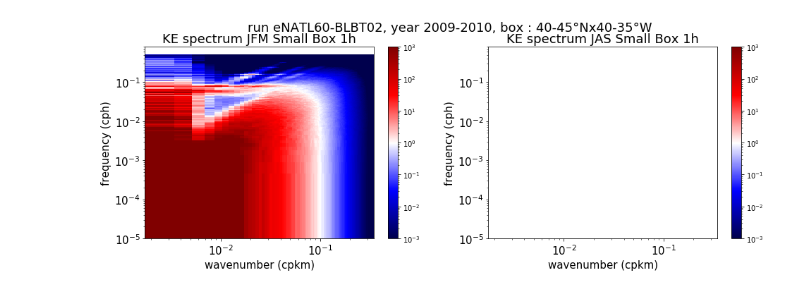
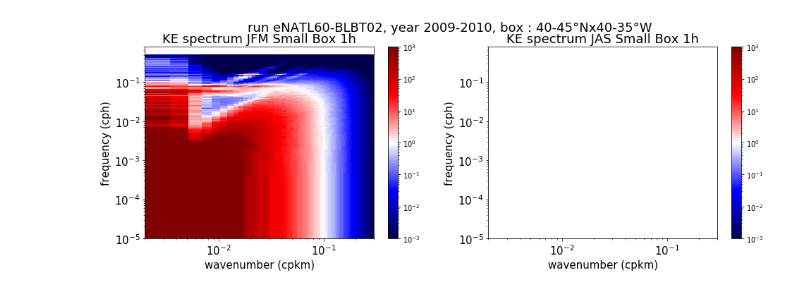
Before and after one commit to auraoupa/diags-freq-wavenumber, a Jupyter notebook: 2019-06-11-AA-KE-spectrum-wavenumber-diag-eNATL60-plot-only.ipynb, the cells around one changed output. Cells and saved outputs as stored; diff of their text form; code cells hidden in the pictures.

Commit message:
fix xlimi on plots

```diff
--- a/2019-06-11-AA-KE-spectrum-wavenumber-diag-eNATL60-plot-only.ipynb
+++ b/2019-06-11-AA-KE-spectrum-wavenumber-diag-eNATL60-plot-only.ipynb
@@ -35,31 +35,33 @@ fig=plt.figure(figsize=(16,5))
 
 ax = plt.subplot(121)
 plt.pcolormesh(wavenumber_JFM,sec_to_hour*frequency_JFM,KE_JFM_wavenum_freq_spectrum,norm=norm,cmap=cmap)
 ax.set_xscale("log")
 ax.set_yscale("log")
 ax.set_xlabel('wavenumber (cpkm)',fontsize=15)
 ax.set_ylabel('frequency (cph)',fontsize=15)
 ax.set_xlim(wavenumber_JFM.min(),wavenumber_JFM.max())
 ax.set_ylim(1E-5,8E-1)
+ax.set_xlim(2E-3,3E-1)
 ax.set_title('KE spectrum JFM Small Box 1h',size=18)
 ax.tick_params(labelsize=15)
 plt.legend
 plt.colorbar()
 
 ax = plt.subplot(122)
 plt.pcolormesh(wavenumber_JAS,sec_to_hour*frequency_JAS,KE_JAS_wavenum_freq_spectrum,norm=norm,cmap=cmap)
 ax.set_xscale("log")
 ax.set_yscale("log")
 ax.set_xlabel('wavenumber (cpkm)',fontsize=15)
 ax.set_ylabel('frequency (cph)',fontsize=15)
 ax.set_xlim(wavenumber_JAS.min(),wavenumber_JAS.max())
 ax.set_ylim(1E-5,8E-1)
+ax.set_xlim(2E-3,3E-1)
 ax.set_title('KE spectrum JAS Small Box 1h',size=18)
 ax.tick_params(labelsize=15)
 plt.legend
 plt.colorbar()
 
 plt.suptitle('run eNATL60-BLBT02, year 2009-2010, box : 40-45°Nx40-35°W',size=18)
 plt.savefig('KE_spectrum_eNATL60-BLBT02_JFM-JAS_smallbox.png')
 # %% [output]
-[figure, old version]
+[figure, new version]
```
Also changed, not shown: 4 other files.
